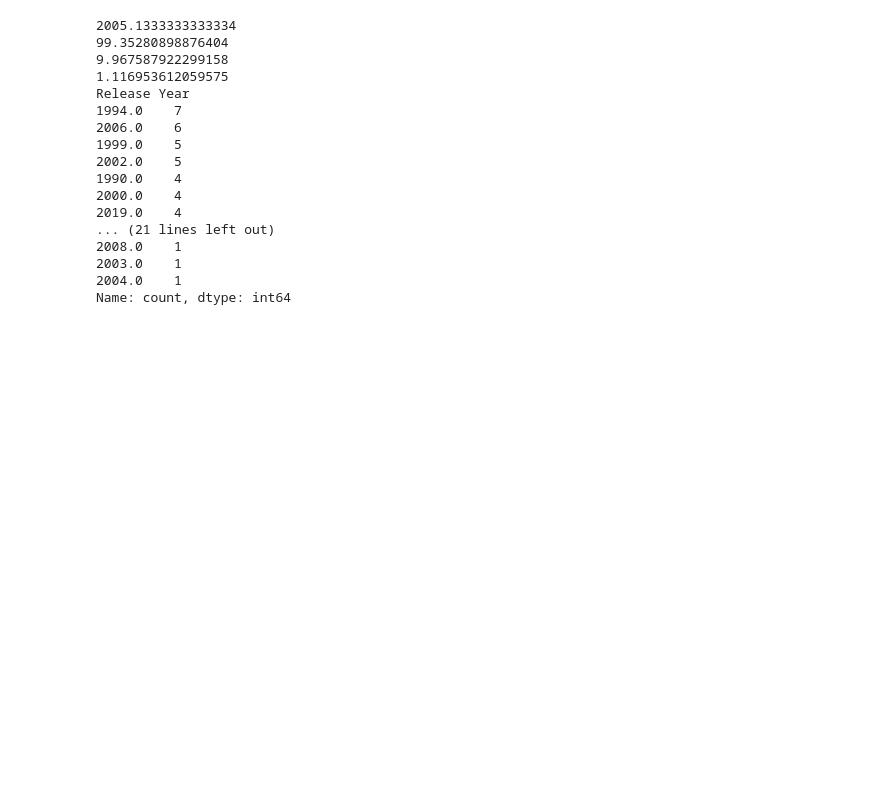
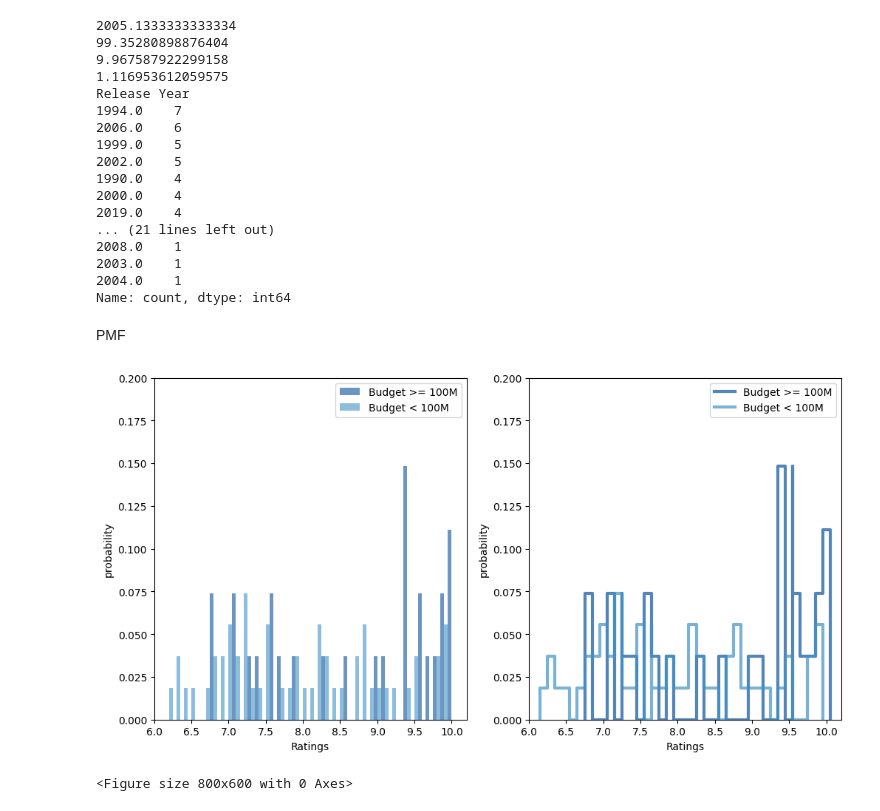
Before and after one commit to pevens/DSC_530_Final_Project, a Jupyter notebook: Week_12/DSC_530_Final_Project_Code.ipynb, the cells around one changed output. Cells and saved outputs as stored; diff of their text form; code cells hidden in the pictures; blank space fills up the shorter version.

```diff
--- a/Week_12/DSC_530_Final_Project_Code.ipynb
+++ b/Week_12/DSC_530_Final_Project_Code.ipynb
@@ -262,3 +262,5 @@ Release Year
 2003.0    1
 2004.0    1
 Name: count, dtype: int64
+# %% [markdown]
+PMF
@@ -264,0 +281,36 @@ Name: count, dtype: int64
+# %%
+import thinkplot
+import thinkstats2
+
+# Create High and Low Budget DataFrames
+high_budget = anime_df[anime_df['Budget (in Million USD)'] >= 100]
+low_budget = anime_df[anime_df['Budget (in Million USD)'] < 100]
+
+# Create PMFs
+high_budget_pmf = thinkstats2.Pmf(high_budget['Ratings'])
+low_budget_pmf = thinkstats2.Pmf(low_budget['Ratings'])
+
+# Labels
+low_budget_pmf.label = 'Budget < 100M'
+high_budget_pmf.label = 'Budget >= 100M'
+
+# Plotting PMFs as histogram
+thinkplot.PrePlot(2, cols=2)
+thinkplot.Hist(high_budget_pmf, align='right', width=.05)
+thinkplot.Hist(low_budget_pmf, align='left', width=.05)
+thinkplot.Config(xlabel='Ratings',
+ylabel='probability',
+axis = [6, 10.2, 0, 0.2],
+legend=True)
+
+# Plotting PMFs as step function
+thinkplot.PrePlot(2)
+thinkplot.SubPlot(2)
+thinkplot.Pmfs([high_budget_pmf, low_budget_pmf])
+thinkplot.Show(xlabel='Ratings',
+ylabel='probability',
+axis =[6, 10.2, 0, 0.2],
+legend=True)
+# %% [output]
+[figure, added]
+<Figure size 800x600 with 0 Axes>
```
Also changed, not shown: parts of 11 cells of this notebook, 2 other files.
